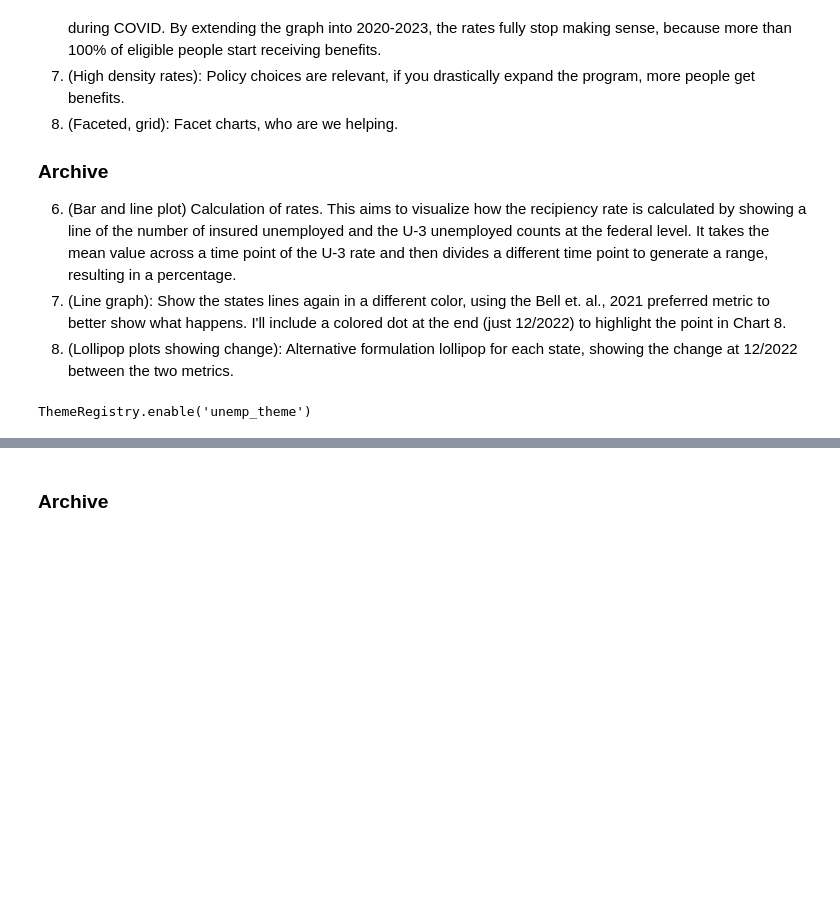
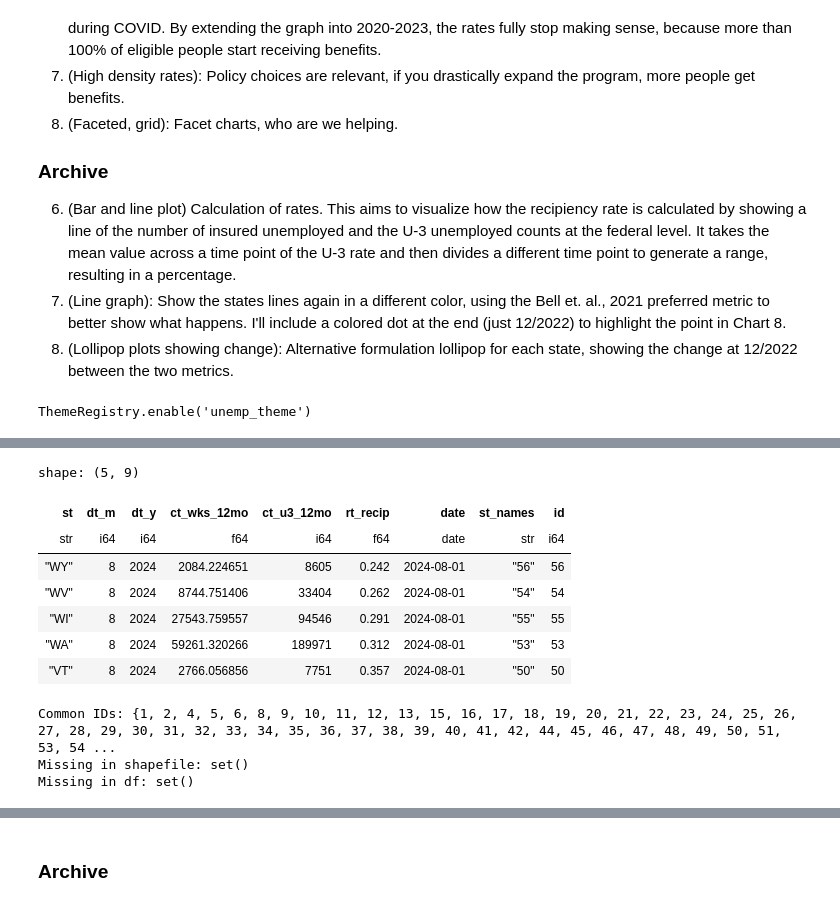
Before and after one commit to m-rosenbaum/CAPP-30239-Static, a Jupyter notebook: scratch/initial_draft.ipynb, the cells around one changed output, grey strips where cells are left out. Saved outputs shown, nothing was run; the diff lists cells and outputs as text; code cells hidden in the pictures; blank space fills up the shorter version.

```diff
--- a/scratch/initial_draft.ipynb
+++ b/scratch/initial_draft.ipynb
@@ -548,6 +545,23 @@ c6 = (
 c6
 # %% [output]
 [interactive output not drawn]
+# %%
+# 7 Prep attach names
+names = "C:/Users/micha/Documents/CAPP/CAPP-30239/CAPP-30239-Static/data/st_names.json"
+st_names = json.load(open(names))
+st_cts_df = st_cts_df.with_columns(
+    pl.col("st").replace(st_names).cast(int).alias("id")
+)
+st_cts_df.head()
+# %% [output]
+shape: (5, 9)
+| st | dt_m | dt_y | ct_wks_12mo | ct_u3_12mo | rt_recip | date | st_names | id |
+| str | i64 | i64 | f64 | i64 | f64 | date | str | i64 |
+| "WY" | 8 | 2024 | 2084.224651 | 8605 | 0.242 | 2024-08-01 | "56" | 56 |
+| "WV" | 8 | 2024 | 8744.751406 | 33404 | 0.262 | 2024-08-01 | "54" | 54 |
+| "WI" | 8 | 2024 | 27543.759557 | 94546 | 0.291 | 2024-08-01 | "55" | 55 |
+| "WA" | 8 | 2024 | 59261.320266 | 189971 | 0.312 | 2024-08-01 | "53" | 53 |
+| "VT" | 8 | 2024 | 2766.056856 | 7751 | 0.357 | 2024-08-01 | "50" | 50 |
 # %%
 # 7 - Actual heatmap
 # Ref for handling GEOJSON: https://stackoverflow.com/questions/67283970/altair-choropleth-adding-values-associated-with-each-county-to-the-map
@@ -569,0 +573,15 @@ c7 = (
+# %%
+# Chat-GPT Debuggin help
+state_geometries = data["objects"]["states"]["geometries"]
+geo_ids = [state["id"] for state in state_geometries]  # Extract 'id' from TopoJSON
+st_cts_df_2020 = st_cts_df.filter(pl.col("dt_m") == 12, pl.col("dt_y") == 2019)
+df_ids = st_cts_df_2020["id"].to_list()  # Extract 'st_id' from the DataFrame
+
+# Print common and mismatched IDs
+print("Common IDs:", set(geo_ids) & set(df_ids))
+print("Missing in shapefile:", set(df_ids) - set(geo_ids))
+print("Missing in df:", set(geo_ids) - set(df_ids))
+# %% [output]
+Common IDs: {1, 2, 4, 5, 6, 8, 9, 10, 11, 12, 13, 15, 16, 17, 18, 19, 20, 21, 22, 23, 24, 25, 26, 27, 28, 29, 30, 31, 32, 33, 34, 35, 36, 37, 38, 39, 40, 41, 42, 44, 45, 46, 47, 48, 49, 50, 51, 53, 54 ...
+Missing in shapefile: set()
+Missing in df: set()
```
Also changed, not shown: parts of 9 cells of this notebook, 7 other files.
